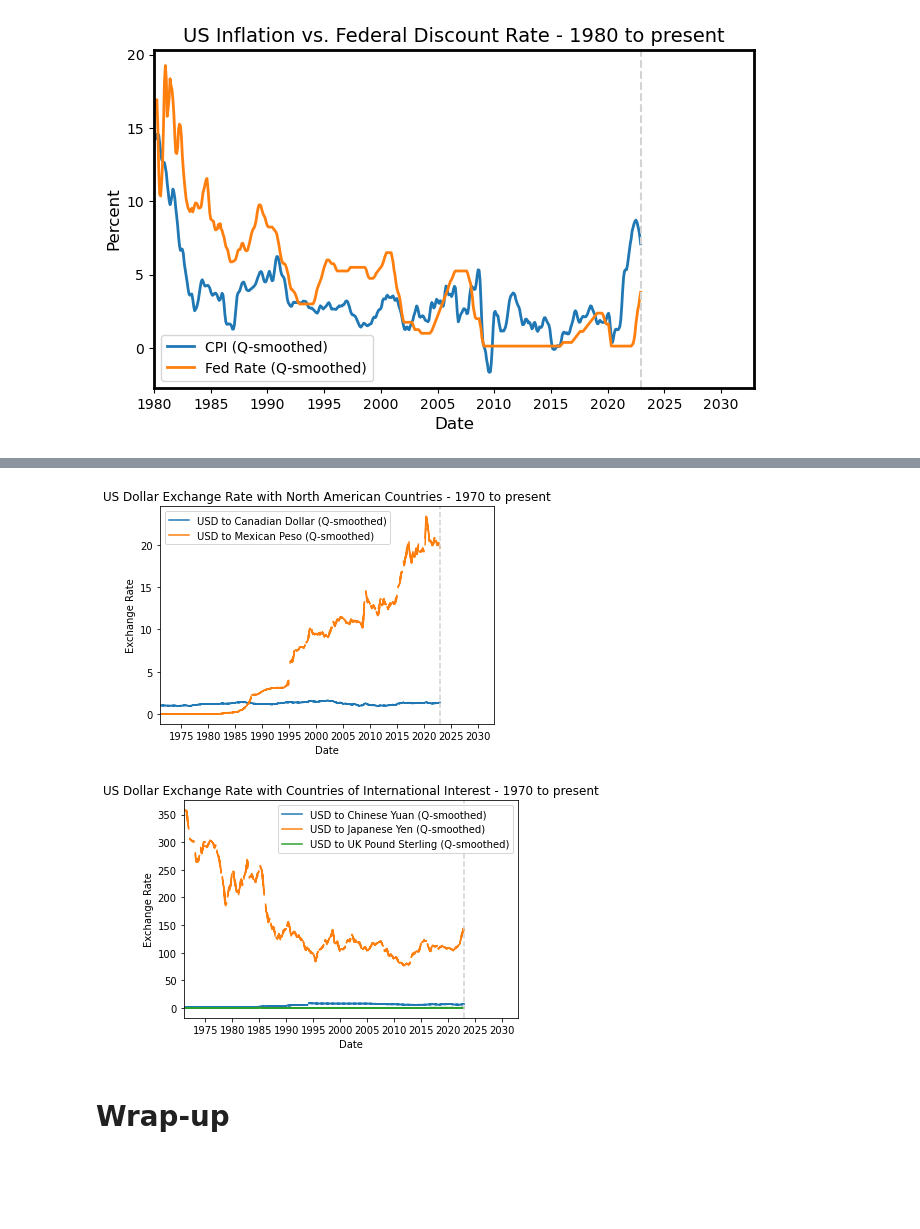
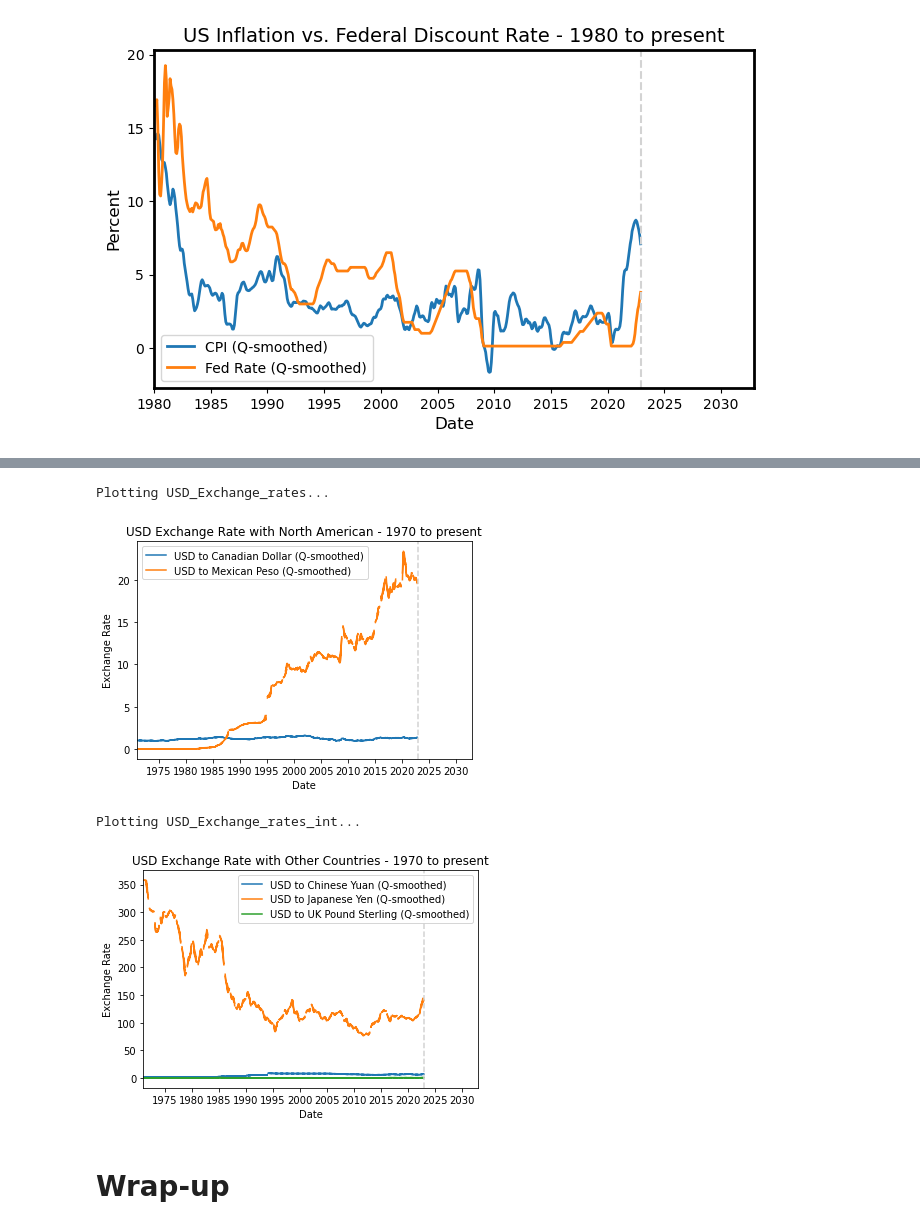
Before and after one commit to lanewhitmore/BIS_Data_Pipeline, a Jupyter notebook: src/bis_pipeline.ipynb, the cells around one changed output, grey strips where cells are left out. Saved outputs shown, nothing was run; the diff lists cells and outputs as text; code cells hidden in the pictures; blank space fills up the shorter version.

Commit message:
Update Images
updating the titles of images to fit better within README

```diff
--- a/src/bis_pipeline.ipynb
+++ b/src/bis_pipeline.ipynb
@@ -441,27 +447,28 @@ warnings.resetwarnings()
 # %%
 print('Plotting USD_Exchange_rates', end='... ')
 
 # Plot date and exchange rate
 fig, ax = plt.subplots()
 ax.plot(usd_to_can['date'], usd_to_can['exchange_rate'].rolling(window=3).mean(), label='USD to Canadian Dollar (Q-smoothed)')
 ax.plot(usd_to_mex['date'], usd_to_mex['exchange_rate'].rolling(window=3).mean(), label='USD to Mexican Peso (Q-smoothed)')
 
-plt.title('US Dollar Exchange Rate with North American Countries - 1970 to present')
+plt.title('USD Exchange Rate with North American - 1970 to present')
 plt.xlabel('Date')
 plt.ylabel('Exchange Rate')
 ax.set_xlim(usd_to_can['date'].min(), usd_to_can['date'].max() + pd.DateOffset(years=10))
 ax.xaxis.set_major_locator(mdates.YearLocator(5))
 ax.xaxis.set_major_formatter(mdates.DateFormatter('%Y'))
 ax.axvline(x=usd_to_can['date'].max(), color='lightgray', linestyle='dashed', lw=1.5)
 plt.legend()
 
 # save plot for e.g., dashboard or Web
 plt.show()
 fig.savefig('USD_Exchange_rates.svg', format='svg')
 
 pipeline_log.info('USD_Exchange_rates generated')
 # %% [output]
+Plotting USD_Exchange_rates...
-[figure, old version]
+[figure, new version]
 # %%
 print('Plotting USD_Exchange_rates_int', end='... ')
 fig, ax = plt.subplots()
@@ -469,7 +476,7 @@ ax.plot(usd_to_chi['date'], usd_to_chi['exchange_rate'].rolling(window=3).mean()
 ax.plot(usd_to_ja['date'], usd_to_ja['exchange_rate'].rolling(window=3).mean(), label='USD to Japanese Yen (Q-smoothed)')
 ax.plot(usd_to_uk['date'], usd_to_uk['exchange_rate'].rolling(window=3).mean(), label='USD to UK Pound Sterling (Q-smoothed)')
 
-plt.title('US Dollar Exchange Rate with Countries of International Interest - 1970 to present')
+plt.title('USD Exchange Rate with Other Countries - 1970 to present')
 plt.xlabel('Date')
 plt.ylabel('Exchange Rate')
 ax.set_xlim(usd_to_uk['date'].min(), usd_to_uk['date'].max() + pd.DateOffset(years=10))
@@ -484,7 +491,8 @@ fig.savefig('USD_Exchange_rates_int.svg', format='svg')
 
 pipeline_log.info('USD_Exchange_rates_int generated')
 # %% [output]
+Plotting USD_Exchange_rates_int...
-[figure, old version]
+[figure, new version]
 # %% [markdown]
 # Wrap-up
 # %%
```
Also changed, not shown: parts of 1 cell of this notebook, 3 other files.
